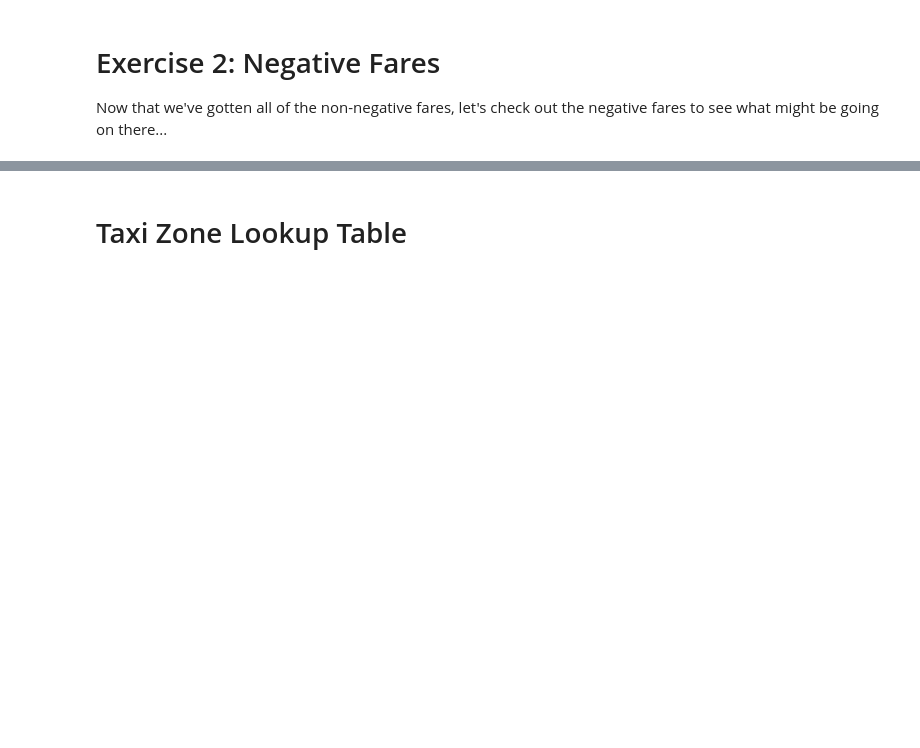
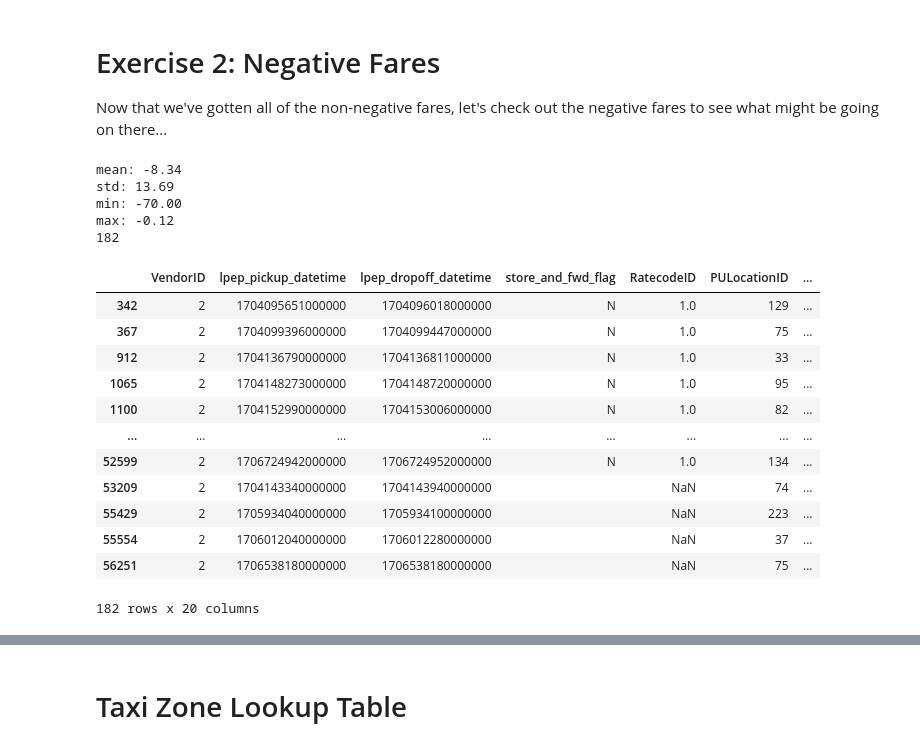
Before and after one commit to bmcdonald3/arkouda-codespace, a Jupyter notebook: tutorial_nyc_taxi_parquet.ipynb, the cells around one changed output, grey strips where cells are left out. Cells and saved outputs as stored; diff of their text form; code cells hidden in the pictures; blank space fills up the shorter version.

```diff
--- a/tutorial_nyc_taxi_parquet.ipynb
+++ b/tutorial_nyc_taxi_parquet.ipynb
@@ -129,6 +197,29 @@ describe(data['fare_amount'][non_neg])
 Now that we've gotten all of the non-negative fares, let's check out the negative fares to see what might be going on there...
 # %%
 # TODO: Calculate the negative fare indices and then call the describe function to see what might be going on there...
+neg = data['fare_amount'] < 0
+describe(data['fare_amount'][neg])
+print(ak.sum(neg))
+data[neg]
+# %% [output]
+mean: -8.34
+std: 13.69
+min: -70.00
+max: -0.12
+182
+|  | VendorID | lpep_pickup_datetime | lpep_dropoff_datetime | store_and_fwd_flag | RatecodeID | PULocationID | ... |
+| 342 | 2 | 1704095651000000 | 1704096018000000 | N | 1.0 | 129 | ... |
+| 367 | 2 | 1704099396000000 | 1704099447000000 | N | 1.0 | 75 | ... |
+| 912 | 2 | 1704136790000000 | 1704136811000000 | N | 1.0 | 33 | ... |
+| 1065 | 2 | 1704148273000000 | 1704148720000000 | N | 1.0 | 95 | ... |
+| 1100 | 2 | 1704152990000000 | 1704153006000000 | N | 1.0 | 82 | ... |
+| ... | ... | ... | ... | ... | ... | ... | ... |
+| 52599 | 2 | 1706724942000000 | 1706724952000000 | N | 1.0 | 134 | ... |
+| 53209 | 2 | 1704143340000000 | 1704143940000000 |  | NaN | 74 | ... |
+| 55429 | 2 | 1705934040000000 | 1705934100000000 |  | NaN | 223 | ... |
+| 55554 | 2 | 1706012040000000 | 1706012280000000 |  | NaN | 37 | ... |
+| 56251 | 2 | 1706538180000000 | 1706538180000000 |  | NaN | 75 | ... |
+182 rows x 20 columns
 # %%
 data = ak.DataFrame({k:v[non_neg] for k, v in data.items()})
 # %%
```
Also changed, not shown: parts of 22 cells of this notebook.
